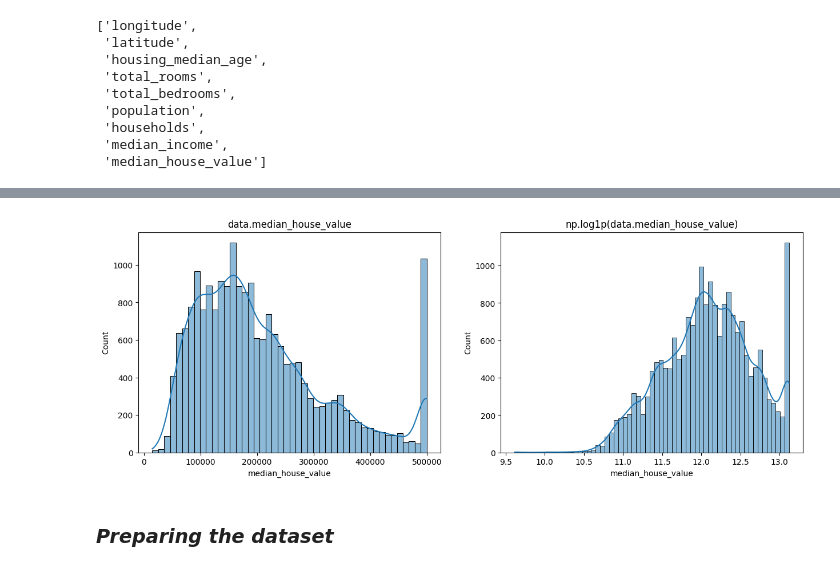
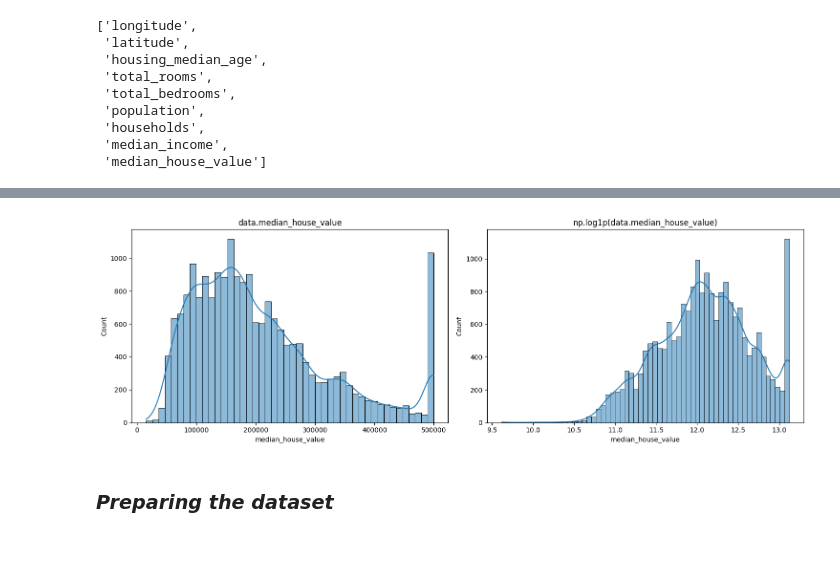
Before and after one commit to adamfdnb/course-mlzoomcamp2023, a Jupyter notebook: 02-regression/homework_w02.ipynb, the cells around one changed output, grey strips where cells are left out. Saved outputs shown, nothing was run; the diff lists cells and outputs as text; code cells hidden in the pictures.

```diff
--- a/02-regression/homework_w02.ipynb
+++ b/02-regression/homework_w02.ipynb
@@ -97,18 +98,19 @@ plt.show()
 # %%
 # Create a figure with two subplots arranged in a single row, each subplot having its own axes
 fig, axes = plt.subplots(1, 2, figsize=(15, 5))
 
 # Create a histogram using Seaborn for the 'median_house_value' data
 sns.histplot(data.median_house_value, ax=axes[0],  kde=True)
 axes[0].set_title('data.median_house_value')
 
 # Create a histogram using Seaborn for the logarithm of 'median_house_value' after applying np.log1p
 sns.histplot(np.log1p(data.median_house_value), ax=axes[1], kde=True)
 axes[1].set_title('np.log1p(data.median_house_value)')
 
+plt.tight_layout()
 plt.show()
 # %% [output]
-[figure, old version]
+[figure, new version]
 # %% [markdown]
 ### ***Preparing the dataset***
 # %%
```
Also changed, not shown: parts of 29 cells of this notebook.
